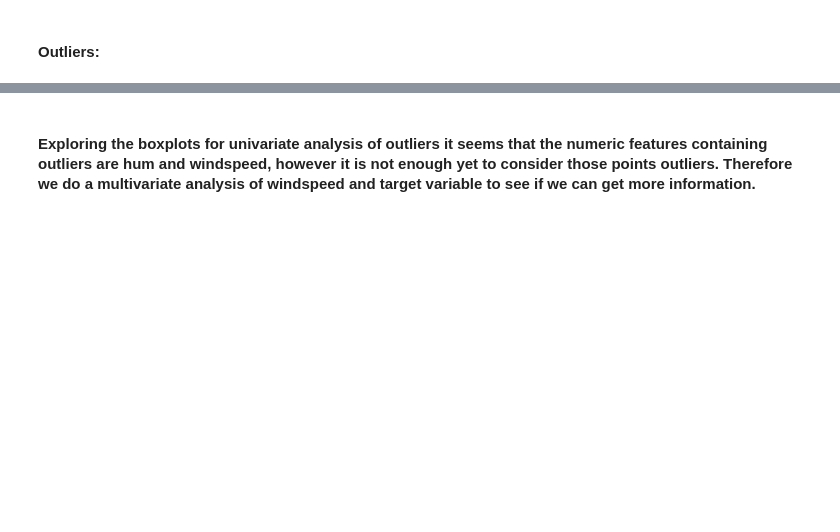
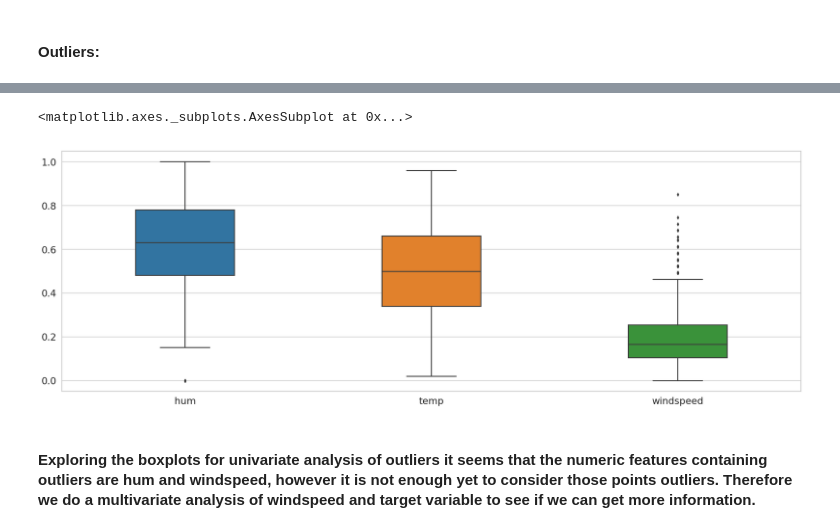
Before and after one commit to daguito81/ml-bikesharing-dask, a Jupyter notebook: notebooks/Bike_sharing_2_D.ipynb, the cells around one changed output, grey strips where cells are left out. Drawn from its saved outputs; the diff is of its cells as text; code cells hidden in the pictures; blank space fills up the shorter version.

```diff
--- a/notebooks/Bike_sharing_2_D.ipynb
+++ b/notebooks/Bike_sharing_2_D.ipynb
@@ -353,0 +634,3 @@ df.head()
+# %%
+df_d['total_bike_rented']=np.sqrt(df_d.total_bike_rented)
+df_d.head()
@@ -361,3 +654,11 @@ sns.boxplot(data=df[['hum',
+# %%
+fig,ax = plt.subplots()
+sns.boxplot(data=df_d[['hum',
+                        'temp',
+                        'windspeed']].sample(frac=0.3).compute(),ax=ax,width=0.4)
+# %% [output]
+<matplotlib.axes._subplots.AxesSubplot at 0x...>
+[figure, added]
 # %% [markdown]
 #### Exploring the boxplots for univariate analysis of outliers it seems that the numeric features containing outliers are hum and windspeed, however it is not enough yet to consider those points outliers. Therefore we do a multivariate analysis of windspeed and target variable to see if we can get more information.
 # %%
```
Also changed, not shown: parts of 64 cells of this notebook.
